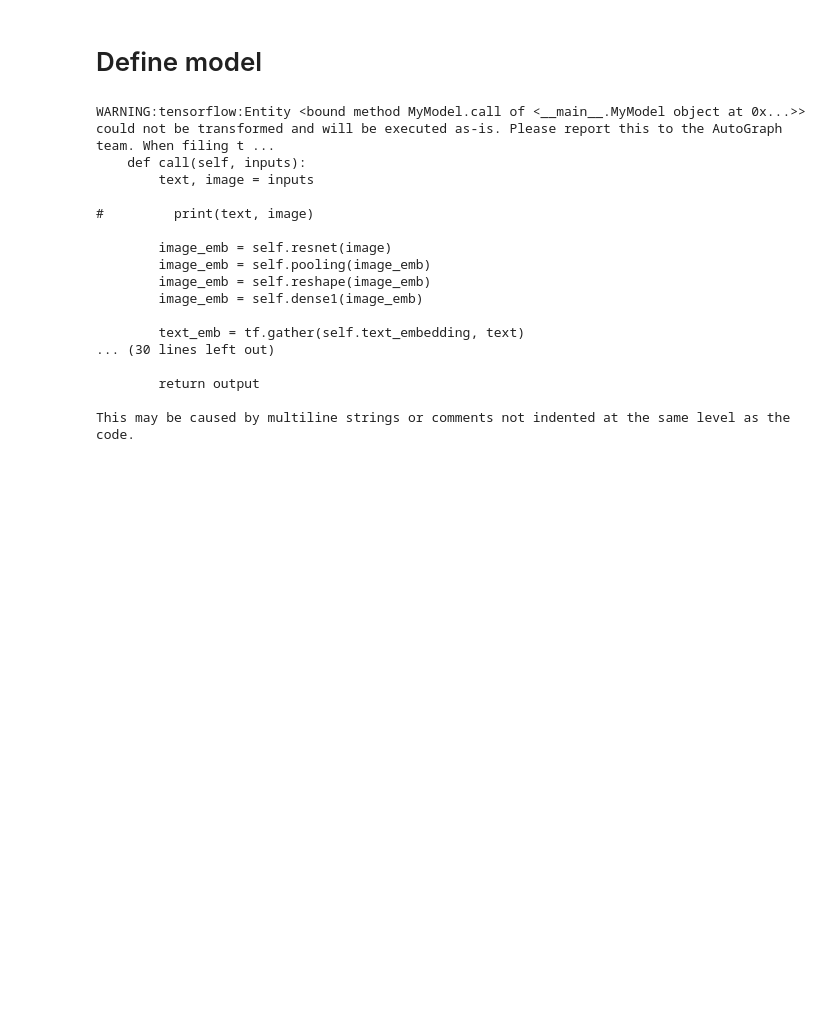
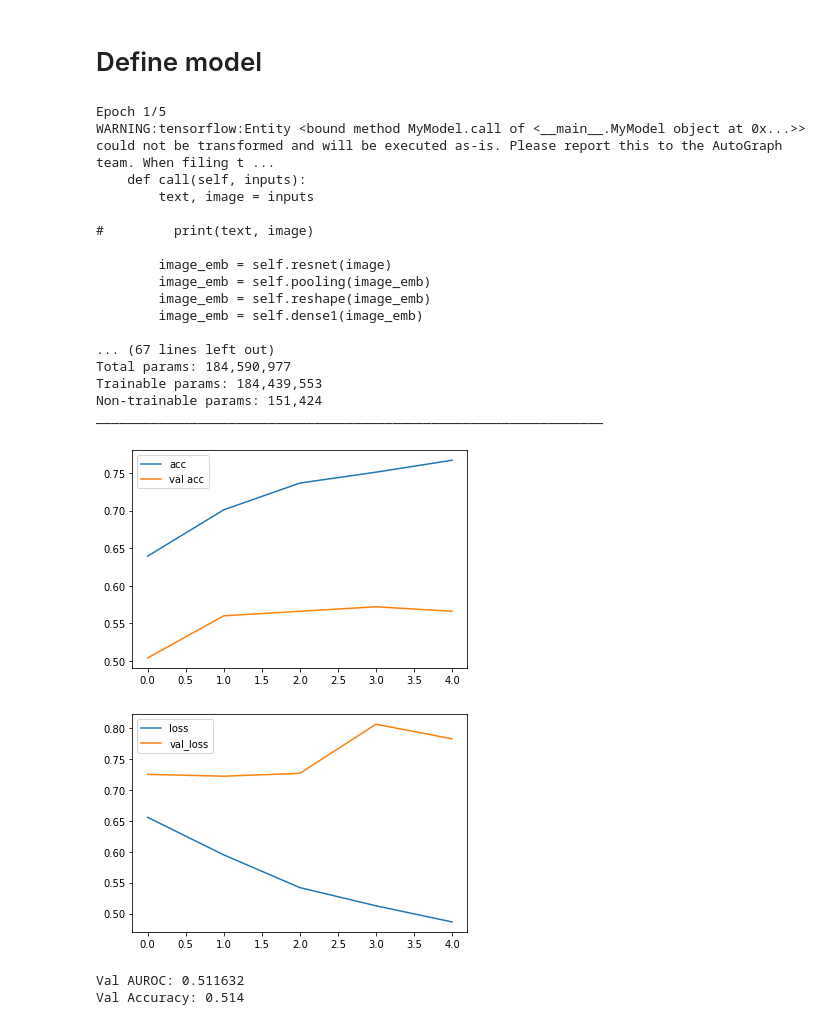
Before and after one commit to andrewlee98/multimodal-hate-speech-detection, a Jupyter notebook: facebook_data_models/bitransformer.ipynb, the cells around one changed output. Cells and saved outputs as stored; diff of their text form; code cells hidden in the pictures; blank space fills up the shorter version.

Commit message:
successfully trained without position ids. however gets low auroc despite similar results to facebook_text_roberta

```diff
--- a/facebook_data_models/bitransformer.ipynb
+++ b/facebook_data_models/bitransformer.ipynb
@@ -108,9 +108,18 @@ class FBMMDataGenerator(tf.keras.utils.Sequence):
     def process_img(self, path): # method for getting image
         img = Image.open(path)
         img.load()
-        img = img.resize(self.dim, Image.ANTIALIAS)
+        scale_size = int(2 * self.dim[0]) # want cropping
+        if img.size[0] < img.size[1]: # width greater than height
+            wpercent = (scale_size/float(img.size[0]))
+            hsize = int((float(img.size[1])*float(wpercent)))
+            img = img.resize((scale_size,hsize), Image.ANTIALIAS)
+        else: # height greater than width
+            hpercent = (scale_size/float(img.size[1]))
+            wsize = int((float(img.size[0])*float(hpercent)))
+            img = img.resize((wsize, scale_size), Image.ANTIALIAS)
+
         data = np.asarray(img, dtype='uint8')
-        im = self.augment(data)
+        im = self.augment(data) # apply transformation
 
 
         if im.shape==(self.dim[0], self.dim[1]): im = np.stack((im,)*3, axis=-1) # handle grayscale
@@ -290,9 +240,12 @@ mcp_save = ModelCheckpoint(model_dir + 'best_roberta_bt_weights.h5',
 history = model.fit_generator(train_gen,
                     validation_data=val_gen,
                     shuffle=True,
-                    epochs=1,
+                    epochs=5,
                     callbacks=[mcp_save])
+
+model.summary()
 # %% [output]
+Epoch 1/5
 WARNING:tensorflow:Entity <bound method MyModel.call of <__main__.MyModel object at 0x...>> could not be transformed and will be executed as-is. Please report this to the AutoGraph team. When filing t ...
     def call(self, inputs):
         text, image = inputs
@@ -304,9 +257,21 @@ WARNING:tensorflow:Entity <bound method MyModel.call of <__main__.MyModel object
         image_emb = self.reshape(image_emb)
         image_emb = self.dense1(image_emb)
 
-        text_emb = tf.gather(self.text_embedding, text)
-... (30 lines left out)
-
-        return output
-
-This may be caused by multiline strings or comments not indented at the same level as the code.
+... (67 lines left out)
+Total params: 184,590,977
+Trainable params: 184,439,553
+Non-trainable params: 151,424
+_________________________________________________________________
+# %%
+plt.plot(history.history['accuracy'], label = 'acc')
+plt.plot(history.history['val_accuracy'], label = 'val acc')
+plt.legend()
+plt.show()
+
+plt.plot(history.history['loss'], label = 'loss')
+plt.plot(history.history['val_loss'], label = 'val_loss')
+plt.legend()
+plt.show()
+# %% [output]
+[figure, added]
+[figure, added]
@@ -318,7 +285,7 @@ import math
 y_val = val_gen.classes
 
 # get AUROC
-preds = fcm_model.predict_generator(val_gen)
+preds = model.predict_generator(val_gen)
 print('Val AUROC:', roc_auc_score(y_val, preds))
 
 # get loss and acc
@@ -326,3 +293,6 @@ preds_bin = np.array(preds)
 preds_bin[preds>0.5] = 1
 preds_bin[preds<=0.5] = 0
 print('Val Accuracy:', accuracy_score(y_val, preds_bin))
+# %% [output]
+Val AUROC: 0.511632
+Val Accuracy: 0.514
```
Also changed, not shown: parts of 3 cells of this notebook.
